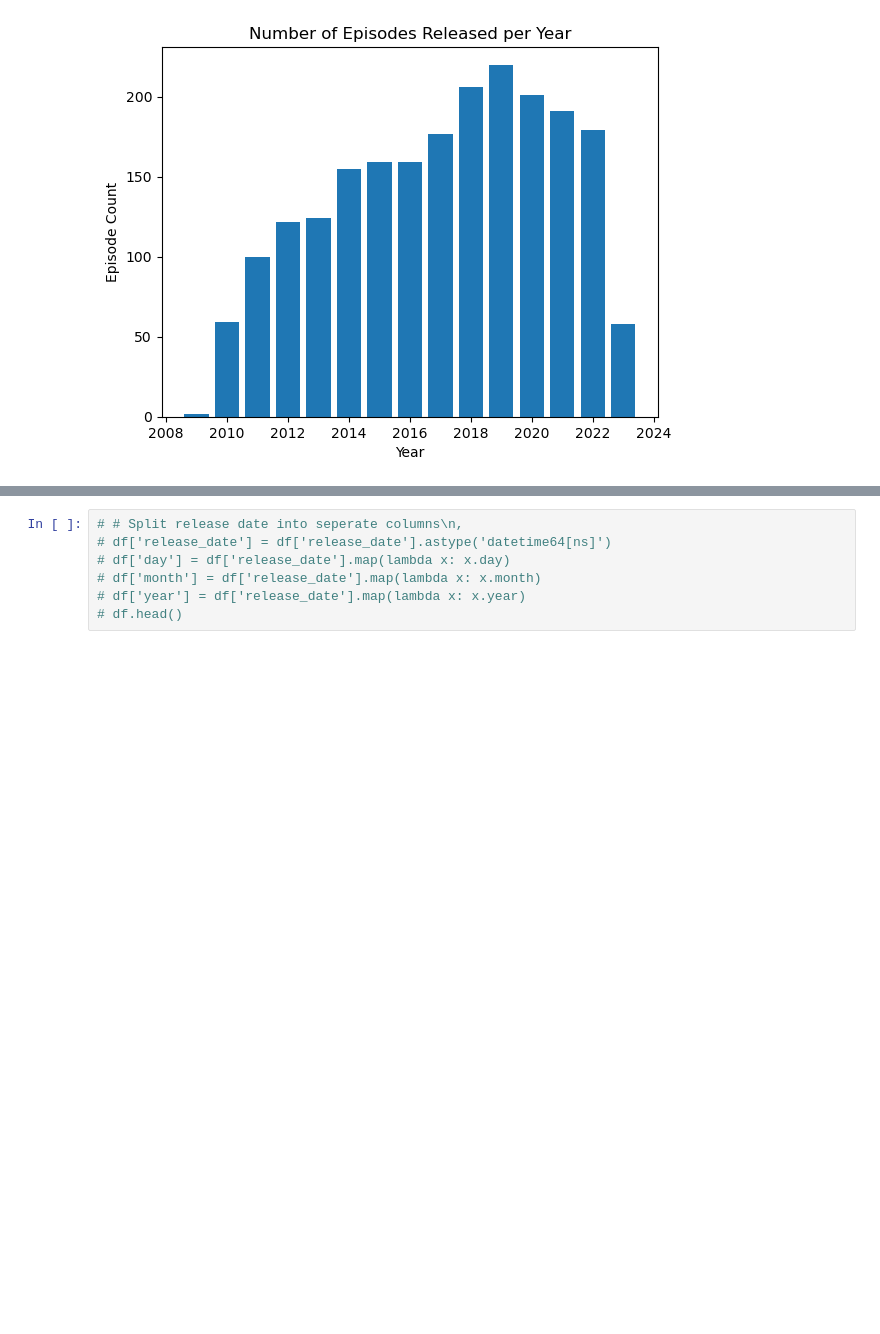
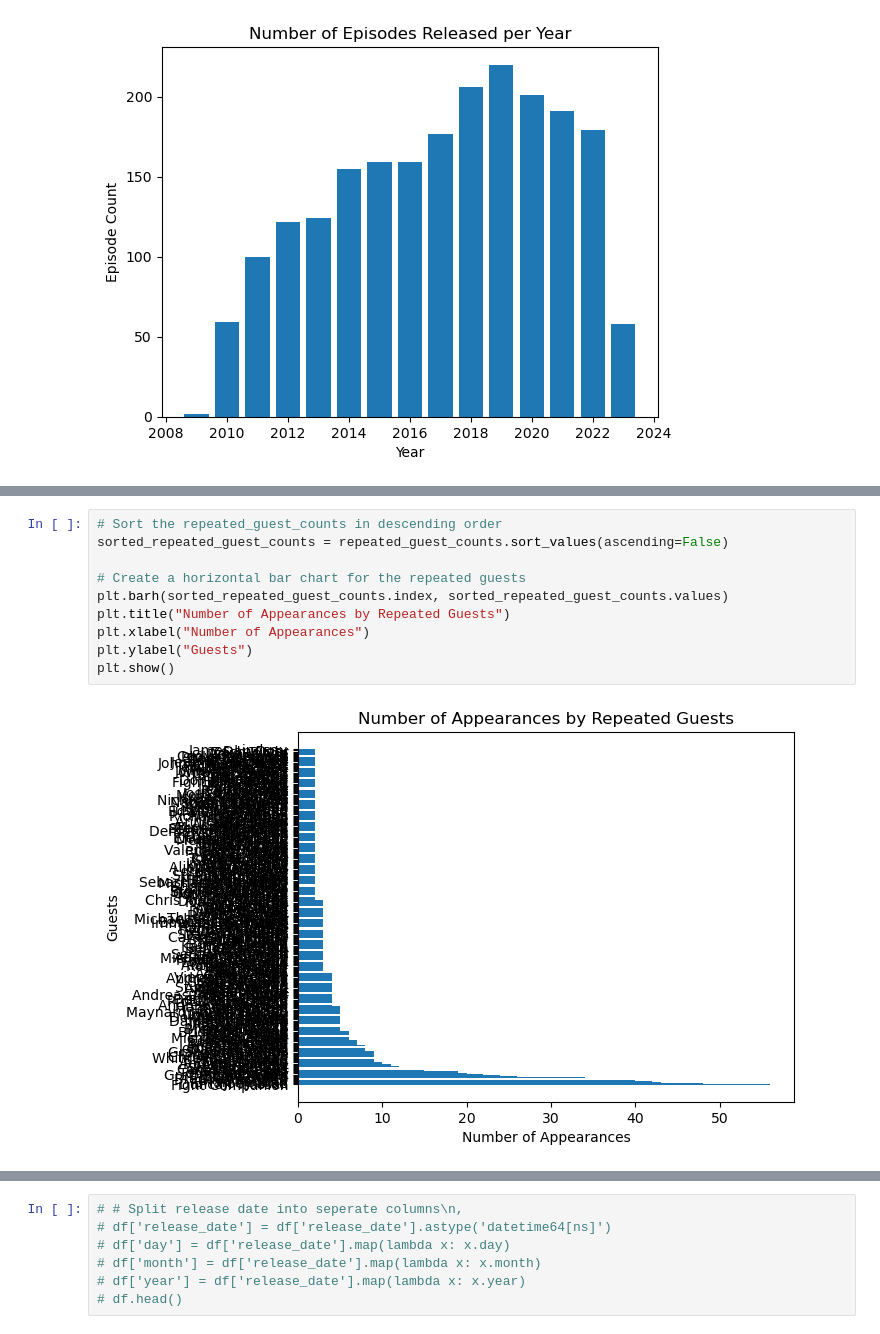
Before and after one commit to mattg213/JRE-analysis, a Jupyter notebook: data.ipynb, the cells around one changed output, grey strips where cells are left out. Drawn from its saved outputs; the diff is of its cells as text; blank space fills up the shorter version.

```diff
--- a/data.ipynb
+++ b/data.ipynb
@@ -340,0 +383,12 @@ plt.show()
+# %%
+# Sort the repeated_guest_counts in descending order
+sorted_repeated_guest_counts = repeated_guest_counts.sort_values(ascending=False)
+
+# Create a horizontal bar chart for the repeated guests
+plt.barh(sorted_repeated_guest_counts.index, sorted_repeated_guest_counts.values)
+plt.title("Number of Appearances by Repeated Guests")
+plt.xlabel("Number of Appearances")
+plt.ylabel("Guests")
+plt.show()
+# %% [output]
+[figure, added]
```
Also changed, not shown: parts of 3 cells of this notebook.
